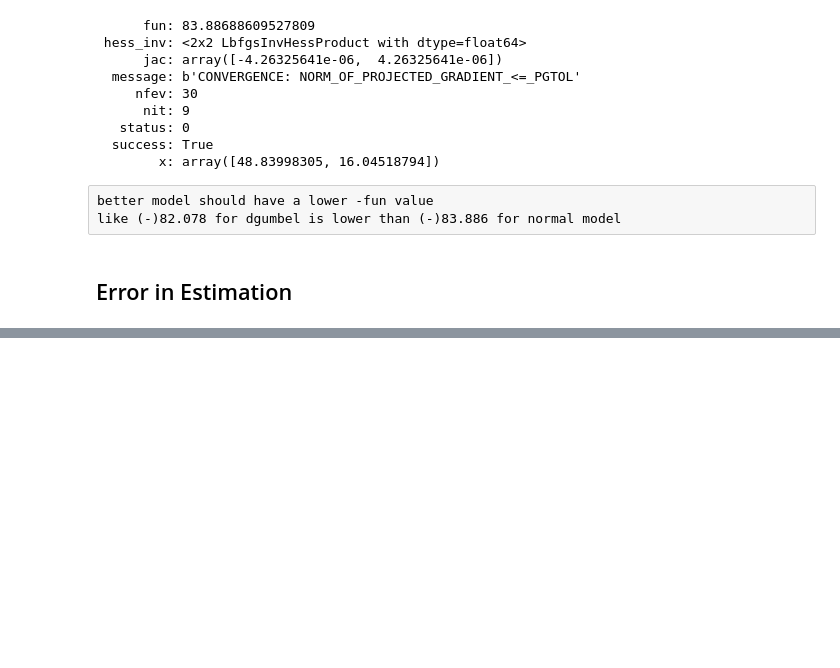
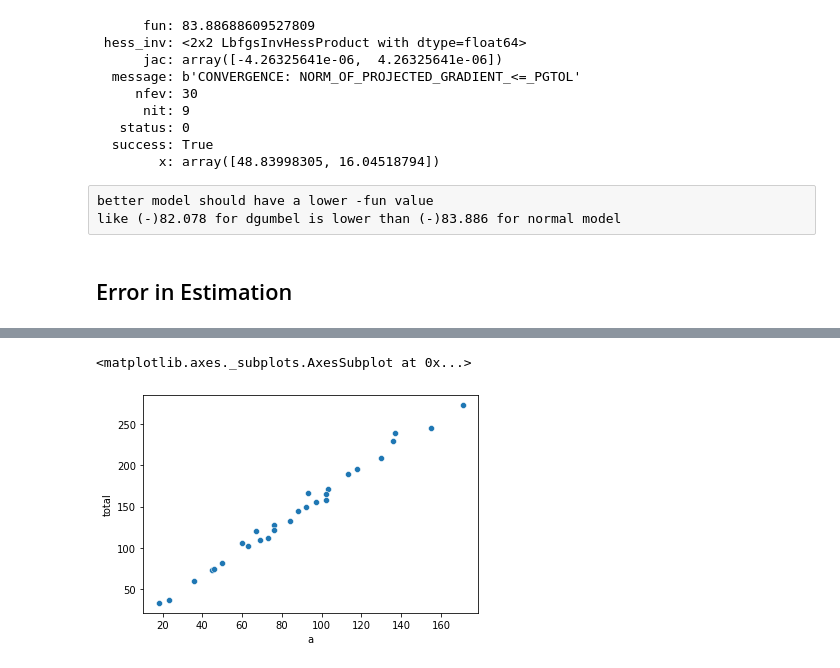
Before and after one commit to starnlm/Python-Practice, a Jupyter notebook: Statistical Description Python.ipynb, the cells around one changed output, grey strips where cells are left out. Saved outputs shown, nothing was run; the diff lists cells and outputs as text; code cells hidden in the pictures; blank space fills up the shorter version.

```diff
--- a/Statistical Description Python.ipynb
+++ b/Statistical Description Python.ipynb
@@ -453,0 +456,2 @@ np.std(mean, ddof = 1), np.std(std, ddof = 1)
+# %%
+df = pd.read_excel("F:\MS-DS\Methods of Mathematical Statistics\Labs\Mozart.xls")
@@ -453,0 +467,4 @@ np.std(mean, ddof = 1), np.std(std, ddof = 1)
+# %%
+total = df[38] + df[62]
+total.name = 'total'
+total
@@ -453,0 +489,10 @@ np.std(mean, ddof = 1), np.std(std, ddof = 1)
+# %%
+a = df[62]
+b = df[38]
+a.name = 'a'
+b.name = 'b'
+# %%
+sns.scatterplot(a, total)
+# %% [output]
+<matplotlib.axes._subplots.AxesSubplot at 0x...>
+[figure, added]
```
Also changed, not shown: parts of 18 cells of this notebook, 1 other file.
